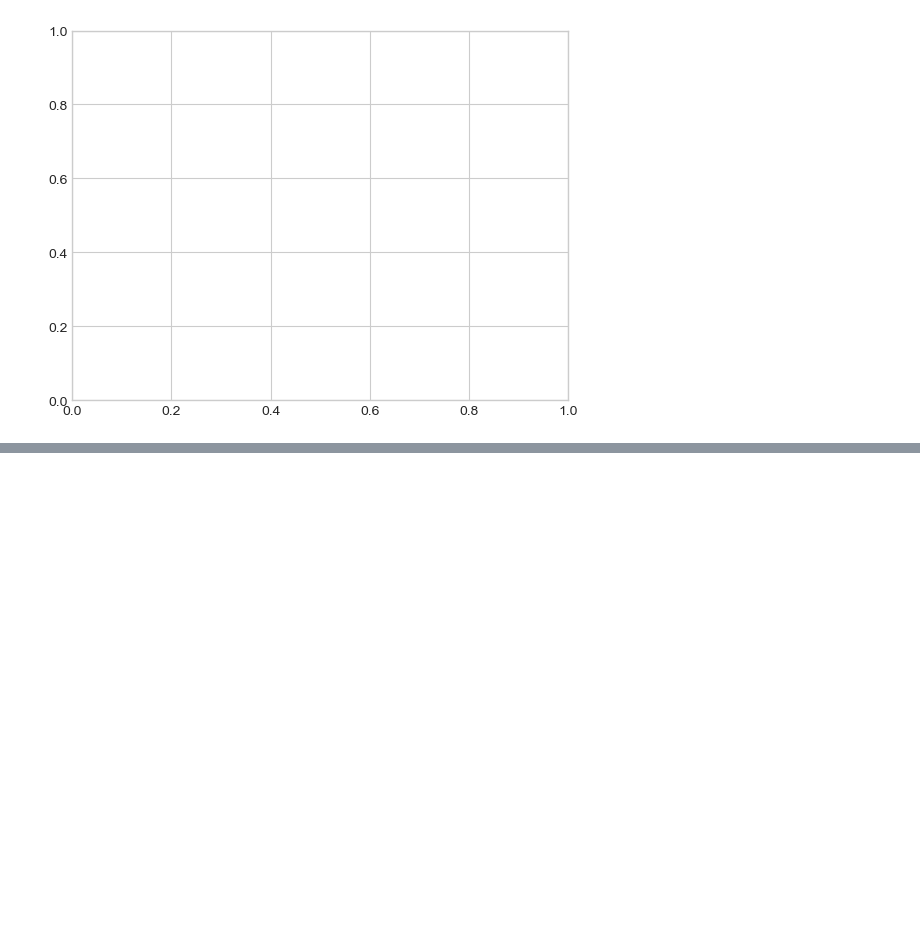
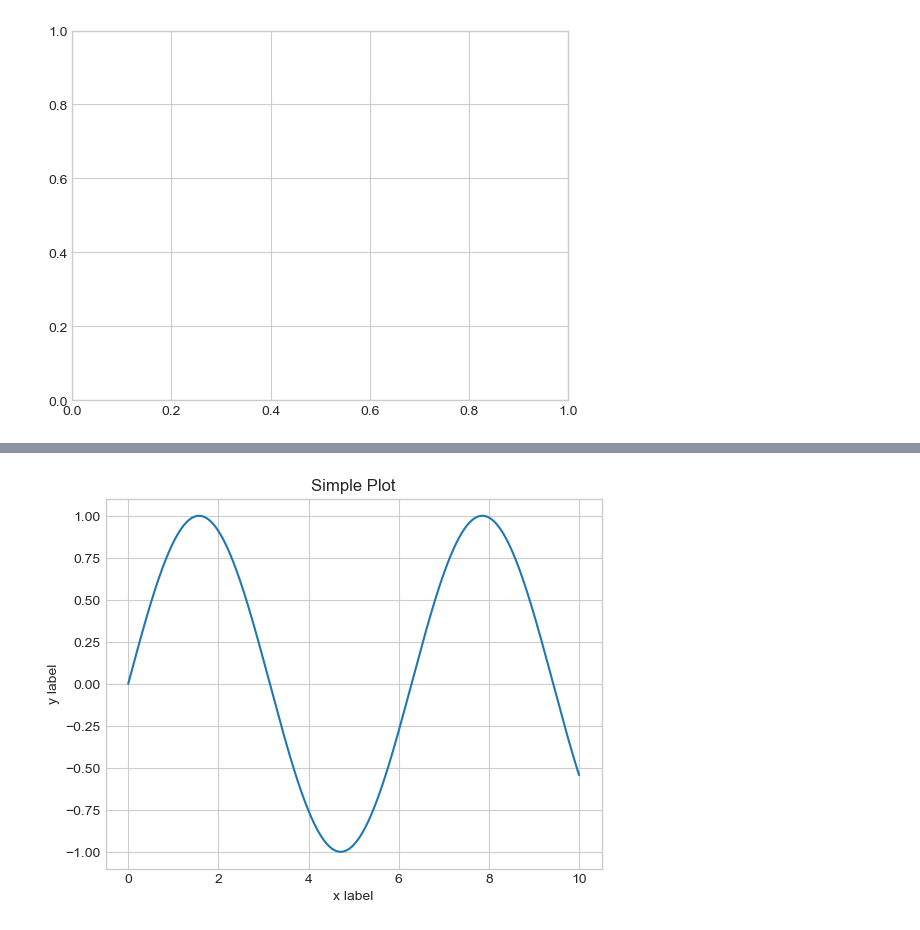
Before and after one commit to kajanan1212/data-visualization, a Jupyter notebook: py-data-visualization/notebooks/matplotlib-and-seaborn.ipynb, the cells around one changed output, grey strips where cells are left out. Drawn from its saved outputs; the diff is of its cells as text; code cells hidden in the pictures; blank space fills up the shorter version.

```diff
--- a/py-data-visualization/notebooks/matplotlib-and-seaborn.ipynb
+++ b/py-data-visualization/notebooks/matplotlib-and-seaborn.ipynb
@@ -10,0 +65,13 @@ axes = plt.axes()
+# %%
+# Lets add a title and labels to the plot
+
+fig = plt.figure()
+ax = plt.axes()
+
+x = np.linspace(0, 10, 1000)
+ax.plot(x, np.sin(x))
+ax.set_title('Simple Plot')   # Add a title
+ax.set_xlabel('x label')          # Add x label
+ax.set_ylabel('y label');         # Add y label
+# %% [output]
+[figure, added]
```
Also changed, not shown: parts of 86 cells of this notebook.
